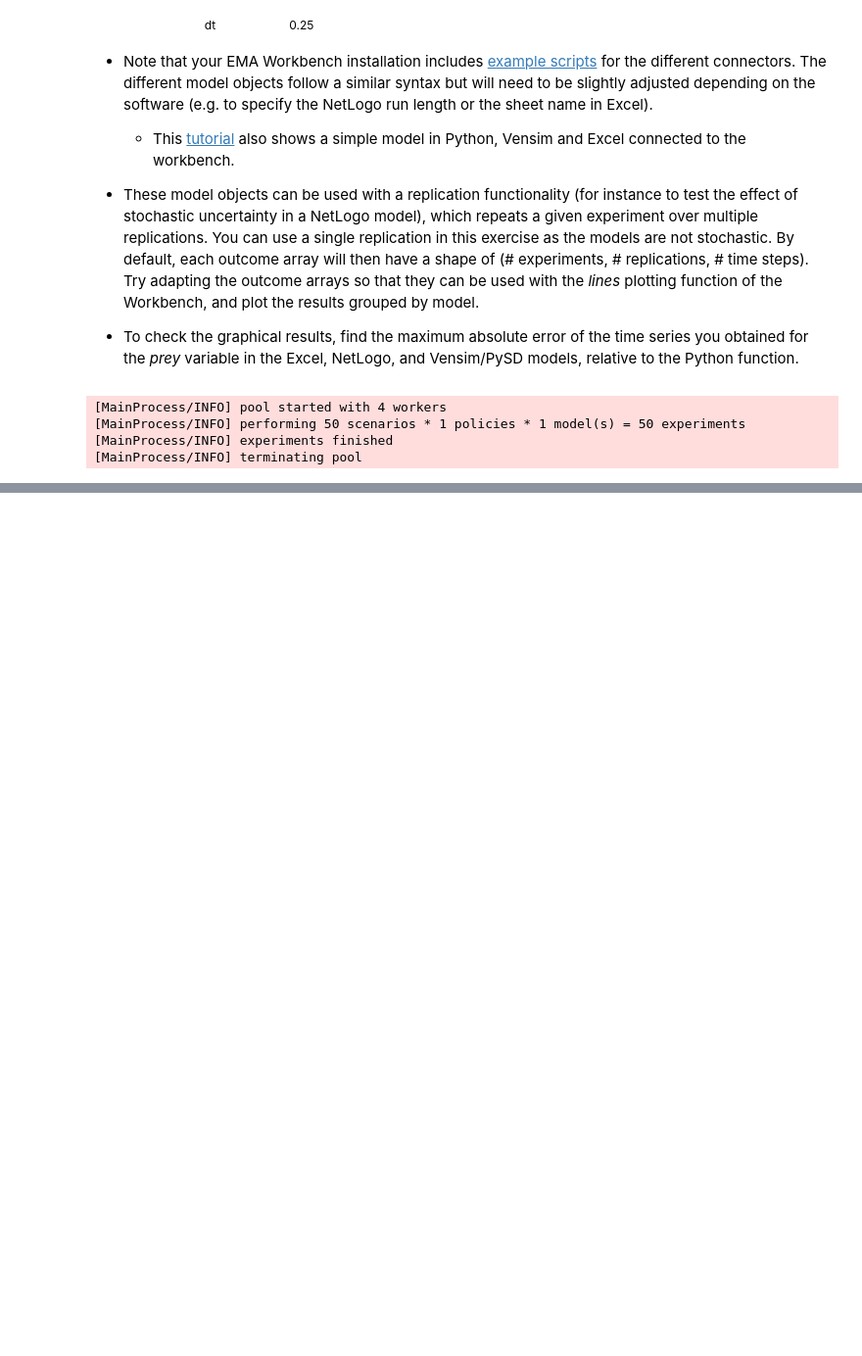
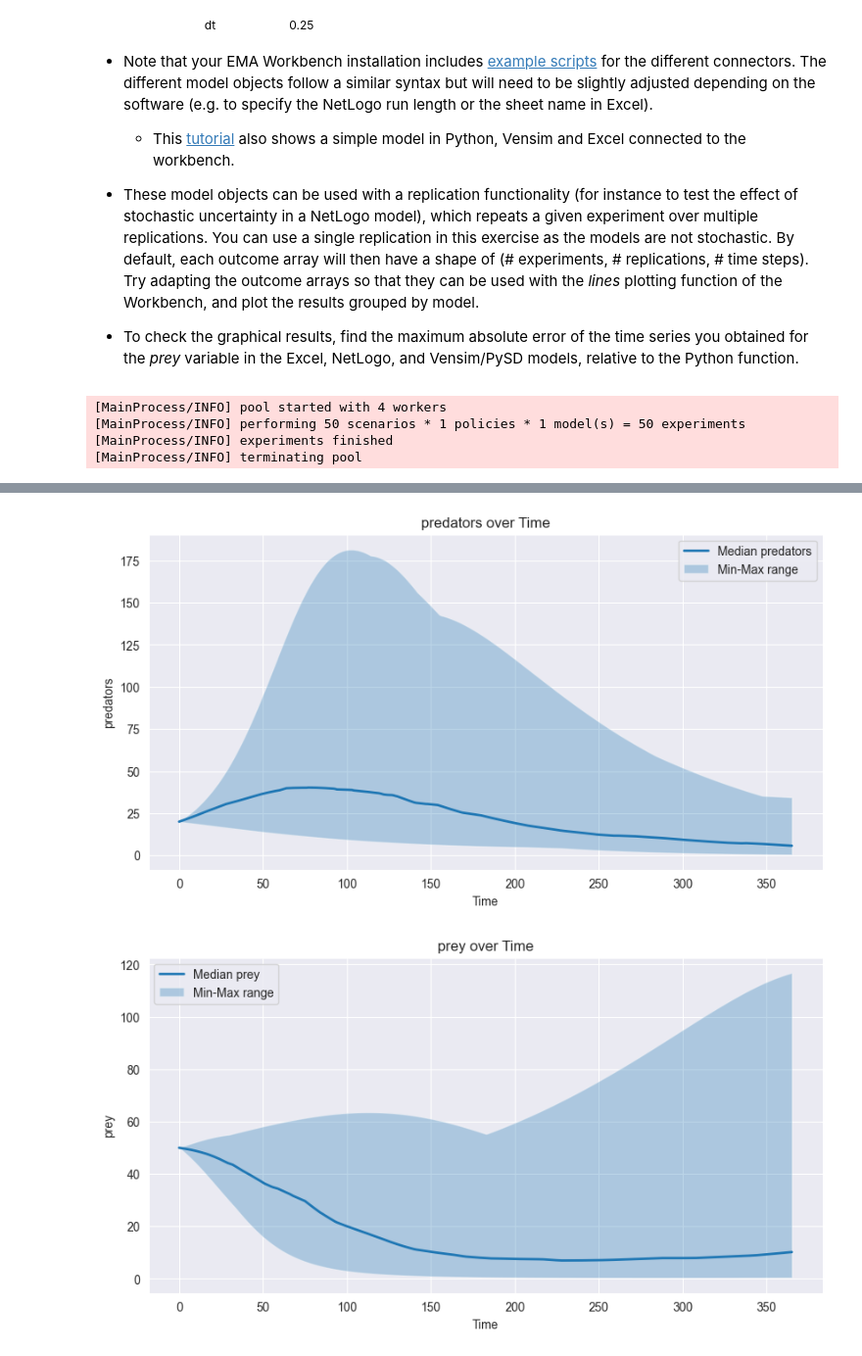
Before and after one commit to adaprecup/decision_making_assignments, a Jupyter notebook: week_01/prof_material/Week 1-2 - general intro to exploratory modelling/assignment 3 - multimodel_assignment.ipynb, the cells around one changed output, grey strips where cells are left out. Shown at 98% size. Drawn from its saved outputs; the diff is of its cells as text; code cells hidden in the pictures; blank space fills up the shorter version.

```diff
--- a/week_01/prof_material/Week 1-2 - general intro to exploratory modelling/assignment 3 - multimodel_assignment.ipynb
+++ b/week_01/prof_material/Week 1-2 - general intro to exploratory modelling/assignment 3 - multimodel_assignment.ipynb
@@ -142,0 +99,9 @@ experiments
+# %%
+# Run the Python Model
+if __name__ == "__main__":
+    from ema_workbench import MultiprocessingEvaluator, ema_logging
+
+    ema_logging.log_to_stderr(ema_logging.INFO)
+    n = 50
+    with MultiprocessingEvaluator(netlogo_model, n_processes=-1, maxtasksperchild=4) as evaluator:
+        netlogo_results = evaluator.perform_experiments(n)
@@ -142,0 +185,6 @@ experiments
+# %%
+plot_time_series_outcome(netlogo_outcomes, 'predators', 1)
+plot_time_series_outcome(netlogo_outcomes, 'prey', 1)
+# %% [output]
+[figure, added]
+[figure, added]
```
Also changed, not shown: parts of 11 cells of this notebook, 2 other files.
